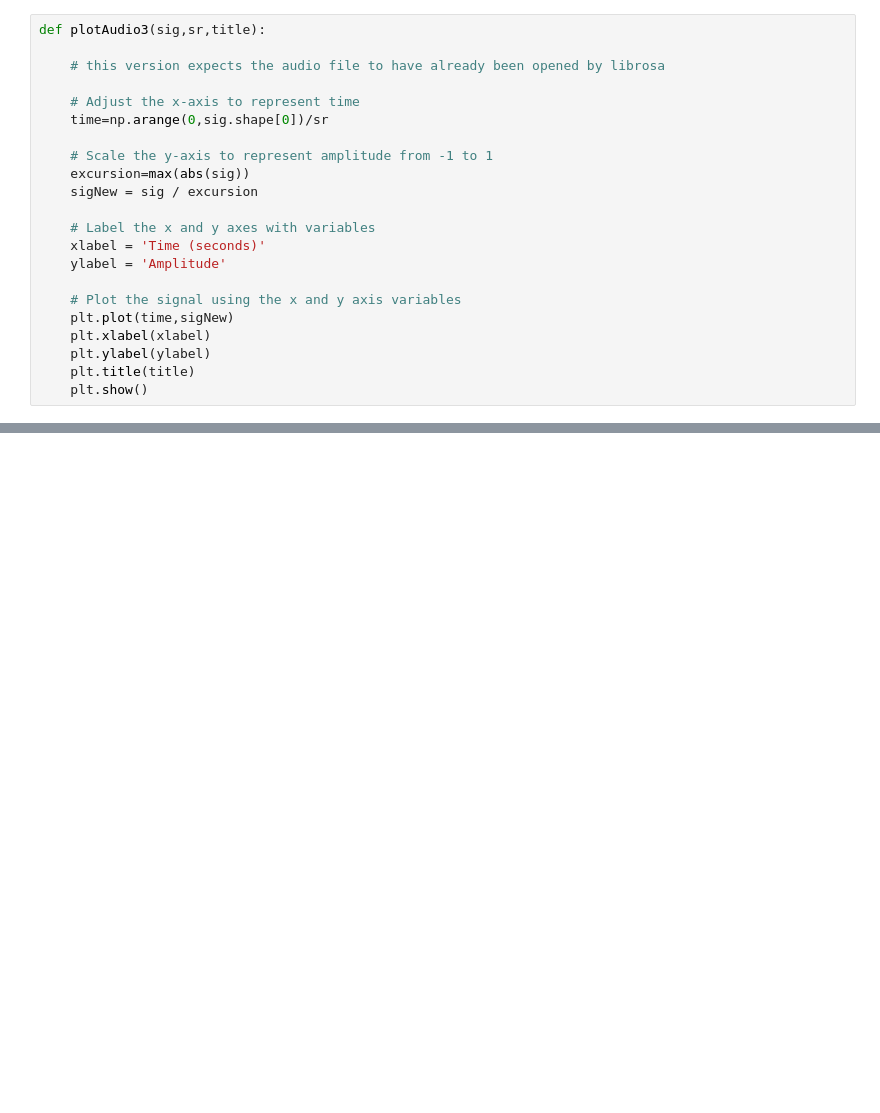
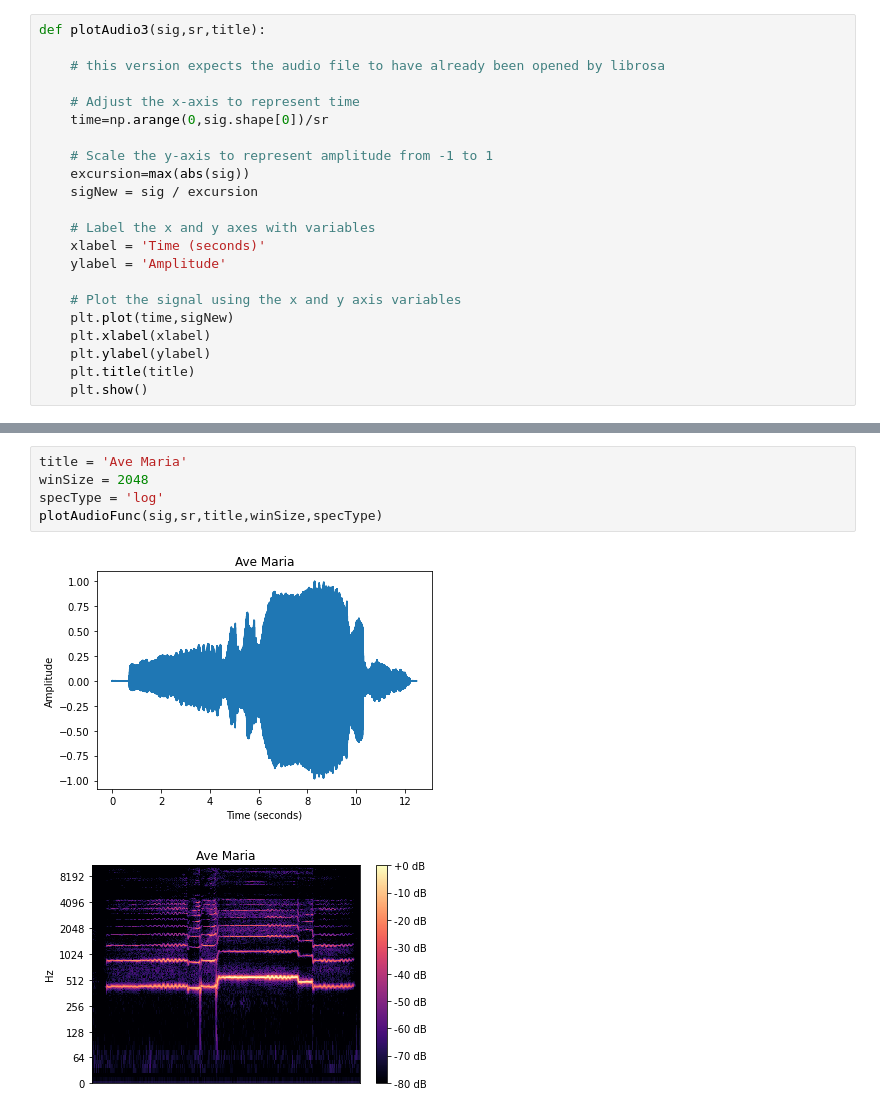
Before and after one commit to WanderingAndYoung/Music-Computing-Alex-, a Jupyter notebook: Lab Assignments/Lab 3.ipynb, the cells around one changed output, grey strips where cells are left out. Saved outputs shown, nothing was run; the diff lists cells and outputs as text; blank space fills up the shorter version.

```diff
--- a/Lab Assignments/Lab 3.ipynb
+++ b/Lab Assignments/Lab 3.ipynb
@@ -40,0 +56,8 @@ plotAudioFunc(sig,sr,title,winSize,specType):
+# %%
+title = 'Ave Maria'
+winSize = 2048
+specType = 'log'
+plotAudioFunc(sig,sr,title,winSize,specType)
+# %% [output]
+[figure, added]
+[figure, added]
```
Also changed, not shown: parts of 7 cells of this notebook.
